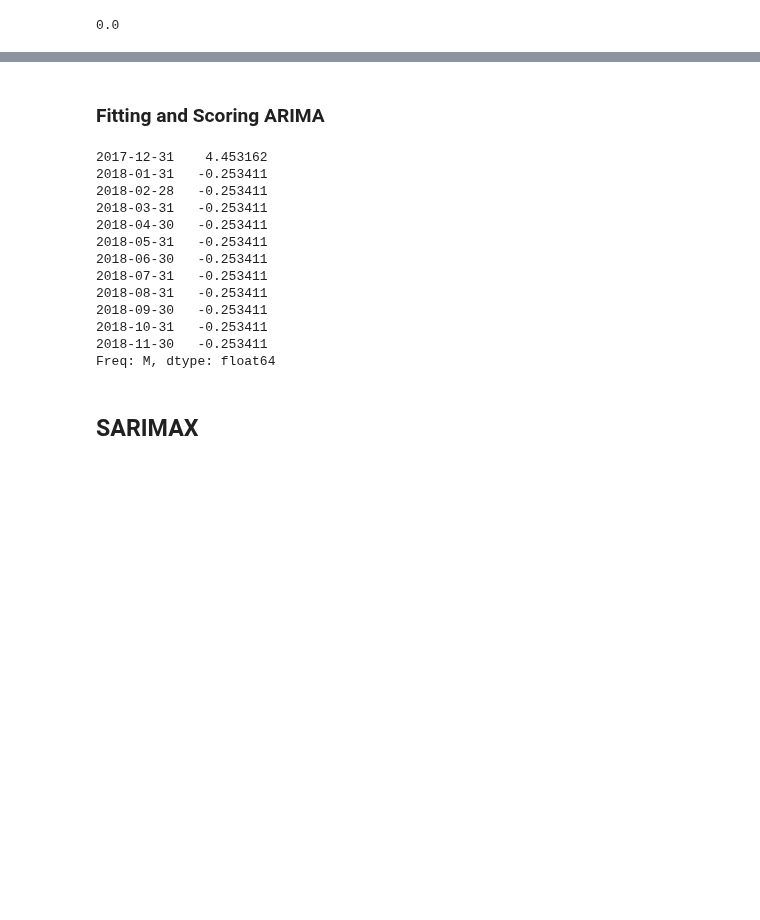
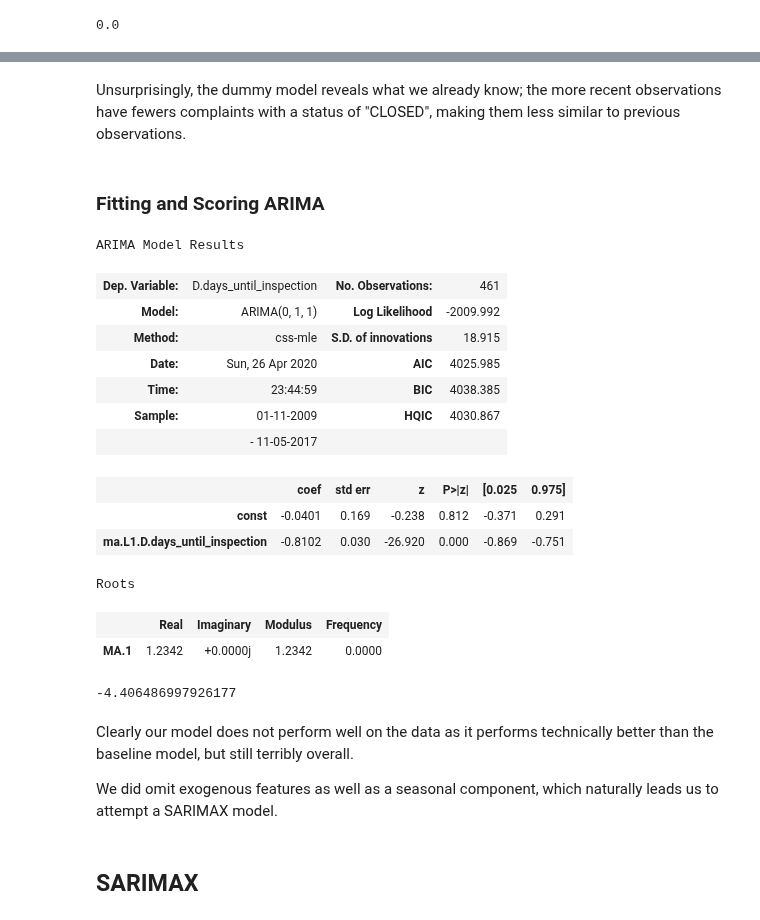
Before and after one commit to Shaddyjr/dob_complaints, a Jupyter notebook: dob_complaints.ipynb, the cells around one changed output, grey strips where cells are left out. Cells and saved outputs as stored; diff of their text form; code cells hidden in the pictures; blank space fills up the shorter version.

```diff
--- a/dob_complaints.ipynb
+++ b/dob_complaints.ipynb
@@ -772,25 +775,39 @@ dummy_arima.score(y, y)
+# %% [markdown]
+Unsurprisingly, the dummy model reveals what we already know; the more recent observations have fewers complaints with a status of "CLOSED", making them less similar to previous observations.
 # %% [markdown]
 ### Fitting and Scoring ARIMA
 # %%
 arima = ARIMA(X, order = order)
 
 fitted_arima = arima.fit()
-# %%
-fitted_arima.predict(start=len(X),end= len(X) + len(y) - 1, dynamic = True)
-# %% [output]
-2017-12-31    4.453162
-2018-01-31   -0.253411
-2018-02-28   -0.253411
-2018-03-31   -0.253411
-2018-04-30   -0.253411
-2018-05-31   -0.253411
-2018-06-30   -0.253411
-2018-07-31   -0.253411
-2018-08-31   -0.253411
-2018-09-30   -0.253411
-2018-10-31   -0.253411
-2018-11-30   -0.253411
-Freq: M, dtype: float64
+# %%
+fitted_arima.summary()
+# %% [output]
+ARIMA Model Results
+| Dep. Variable: | D.days_until_inspection | No. Observations: | 461 |
+| Model: | ARIMA(0, 1, 1) | Log Likelihood | -2009.992 |
+| Method: | css-mle | S.D. of innovations | 18.915 |
+| Date: | Sun, 26 Apr 2020 | AIC | 4025.985 |
+| Time: | 23:44:59 | BIC | 4038.385 |
+| Sample: | 01-11-2009 | HQIC | 4030.867 |
+|  | - 11-05-2017 |  |  |
+|  | coef | std err | z | P>|z| | [0.025 | 0.975] |
+| const | -0.0401 | 0.169 | -0.238 | 0.812 | -0.371 | 0.291 |
+| ma.L1.D.days_until_inspection | -0.8102 | 0.030 | -26.920 | 0.000 | -0.869 | -0.751 |
+Roots
+|  | Real | Imaginary | Modulus | Frequency |
+| MA.1 | 1.2342 | +0.0000j | 1.2342 | 0.0000 |
+# %%
+# test score
+arima_preds, _, arima_conf_int = fitted_arima.forecast(steps = len(y))
+
+r2_score(y, arima_preds)
+# %% [output]
+-4.406486997926177
+# %% [markdown]
+Clearly our model does not perform well on the data as it performs technically better than the baseline model, but still terribly overall.
+
+We did omit exogenous features as well as a seasonal component, which naturally leads us to attempt a SARIMAX model.
 # %% [markdown]
 ## SARIMAX
 # %% [markdown]
```
Also changed, not shown: parts of 36 cells of this notebook.
